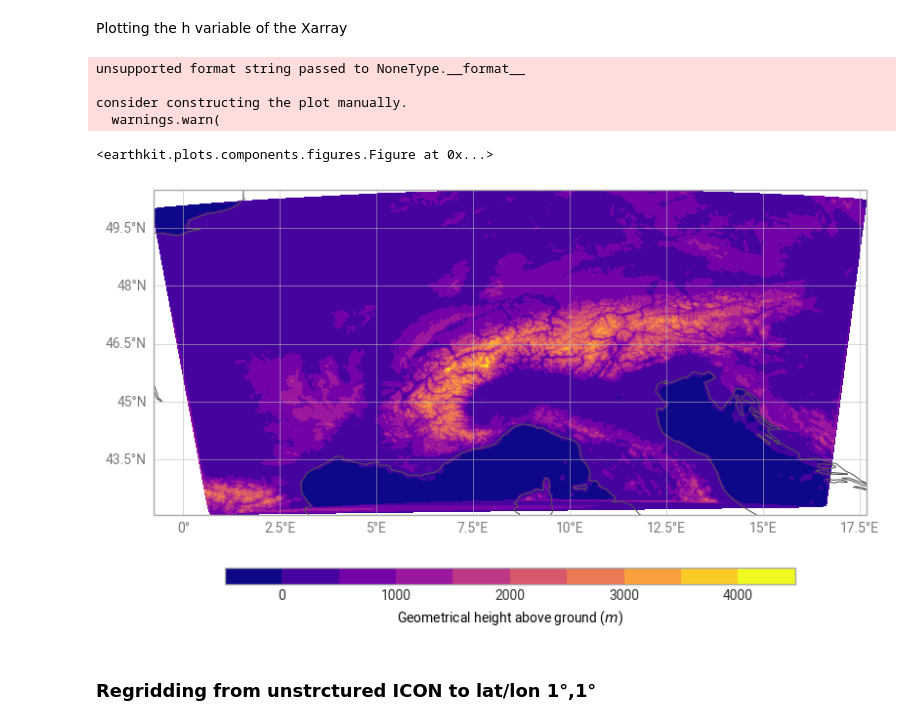
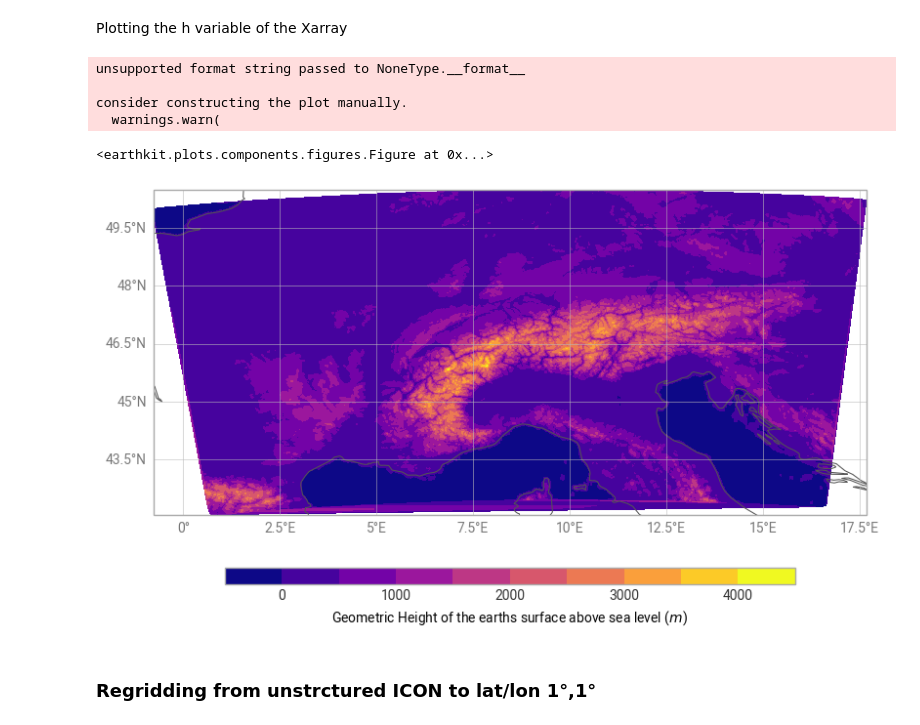
Before and after one commit to MeteoSwiss/nwp-fdb-polytope-demo, a Jupyter notebook: examples/Polytope/work_with_data_native_grid.ipynb, the cells around one changed output. Drawn from its saved outputs; the diff is of its cells as text; code cells hidden in the pictures.

```diff
--- a/examples/Polytope/work_with_data_native_grid.ipynb
+++ b/examples/Polytope/work_with_data_native_grid.ipynb
@@ -106,14 +111,14 @@ Attributes:
 # %% [markdown]
 Plotting the h variable of the Xarray
 # %%
-ek.plots.quickplot(ds_x.h)
+ek.plots.quickplot(ds_x.HSURF)
 # %% [output]
 unsupported format string passed to NoneType.__format__
 
 consider constructing the plot manually.
   warnings.warn(
 <earthkit.plots.components.figures.Figure at 0x...>
-[figure, old version]
+[figure, new version]
 # %% [markdown]
 ### Regridding from unstrctured ICON to lat/lon 1°,1°
 # %%
```
Also changed, not shown: parts of 7 cells of this notebook, 2 other files.
